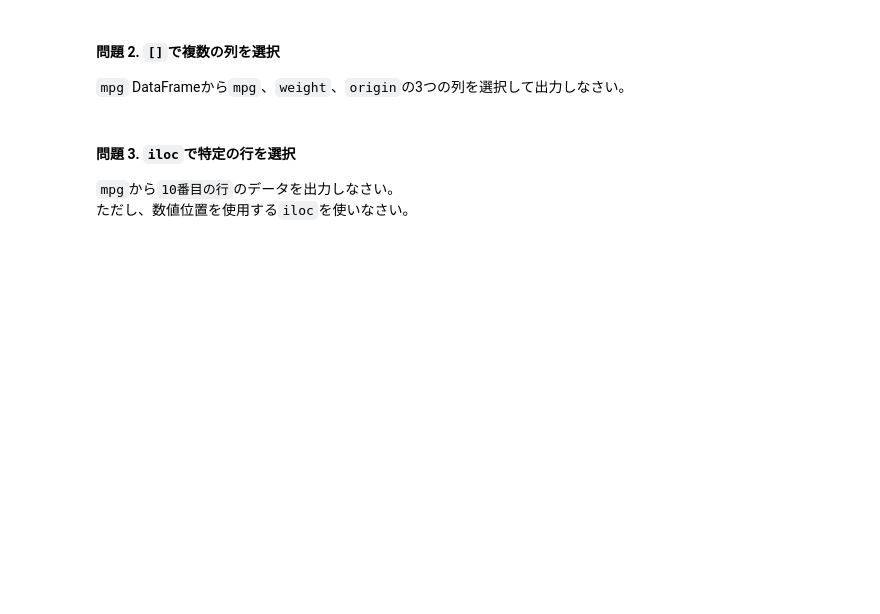
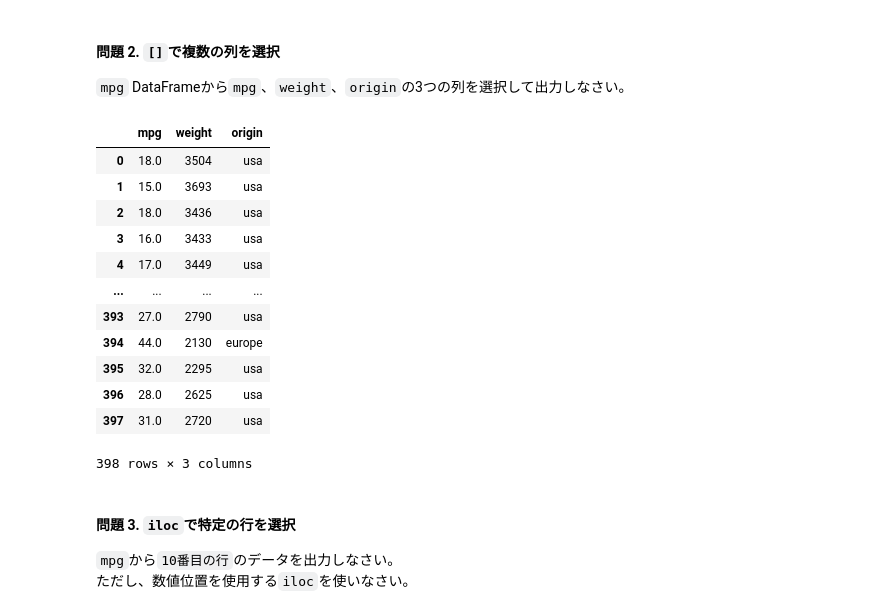
Before and after one commit to KaiLynn99/python_alone, a Jupyter notebook: 2026 9月/9.09 (57日目)/13. Pandas DataFrame実習 1.ipynb, the cells around one changed output. Cells and saved outputs as stored; diff of their text form; code cells hidden in the pictures; blank space fills up the shorter version.

```diff
--- a/2026 9月/9.09 (57日目)/13. Pandas DataFrame実習 1.ipynb
+++ b/2026 9月/9.09 (57日目)/13. Pandas DataFrame実習 1.ipynb
@@ -83,6 +83,22 @@ Name: mpg, Length: 398, dtype: float64
 #### 問題 2. `[]`で複数の列を選択
 
 `mpg` DataFrameから`mpg`、`weight`、`origin`の3つの列を選択して出力しなさい。
+# %%
+mpg[["mpg", "weight", "origin"]]
+# %% [output]
+|  | mpg | weight | origin |
+| 0 | 18.0 | 3504 | usa |
+| 1 | 15.0 | 3693 | usa |
+| 2 | 18.0 | 3436 | usa |
+| 3 | 16.0 | 3433 | usa |
+| 4 | 17.0 | 3449 | usa |
+| ... | ... | ... | ... |
+| 393 | 27.0 | 2790 | usa |
+| 394 | 44.0 | 2130 | europe |
+| 395 | 32.0 | 2295 | usa |
+| 396 | 28.0 | 2625 | usa |
+| 397 | 31.0 | 2720 | usa |
+398 rows × 3 columns
 # %% [markdown]
 #### 問題 3. `iloc`で特定の行を選択
 
```
Also changed, not shown: parts of 18 cells of this notebook.
